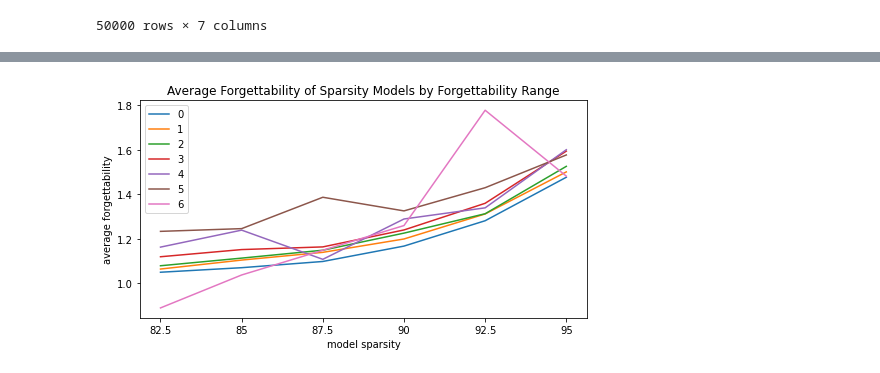
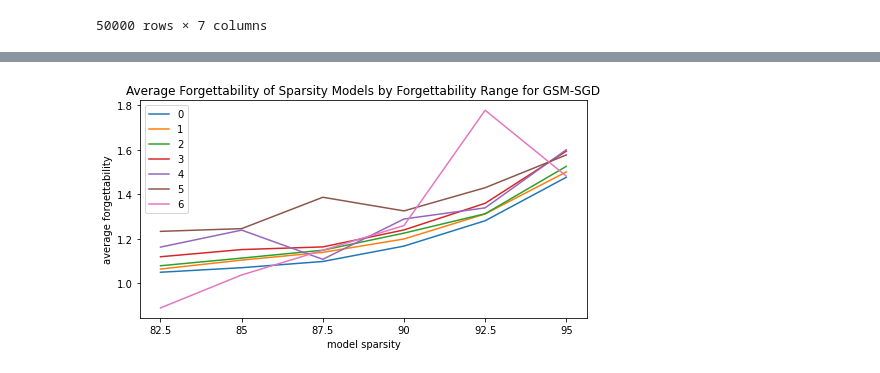
Before and after one commit to harshchobisa/capstone, a Jupyter notebook: sgm_analysis.ipynb, the cells around one changed output, grey strips where cells are left out. Cells and saved outputs as stored; diff of their text form; code cells hidden in the pictures.

```diff
--- a/sgm_analysis.ipynb
+++ b/sgm_analysis.ipynb
@@ -435,5 +472,5 @@ d.corr()
 # %%
-a=d.loc[d['80'] == 1]
+a=d.loc[d['80'] == 5]
 # %%
 print(len(a))
 # %% [output]
@@ -455,4 +493,6 @@ dtype: float64
 def get_avg_forgettability(value):
     a=d.loc[d['80'] == value]
     s = a.sum(axis=0)/len(a)
-    return(s[1:])
+    return(s[2:])
+
+get_avg_forgettability(0)
@@ -464,19 +512,19 @@ def get_avg_forgettability(value):
 # %%
 import matplotlib.pyplot as plt
 
 plt.rcParams["figure.figsize"] = (8, 4)
 
-for i in [0, 1,2,3,4,5,6]:
+for i in [0,1,2,3,4,5,6]:
     plt.plot(['82.5', '85', '87.5', '90', '92.5', '95'], get_avg_forgettability(i), label=str(i))
 
 
 plt.legend(loc='upper left')
 plt.xlabel("model sparsity")
 plt.ylabel("average forgettability")
-plt.title("Average Forgettability of Sparsity Models by Forgettability Range")
-# plt.savefig("eight.jpeg")
+plt.title("Average Forgettability of Sparsity Models by Forgettability Range for GSM-SGD")
+plt.savefig("gsmsgdforget.jpeg")
 
 
 plt.show()
 # %% [output]
-[figure, old version]
+[figure, new version]
```
Also changed, not shown: parts of 29 cells of this notebook, 44 other files.
